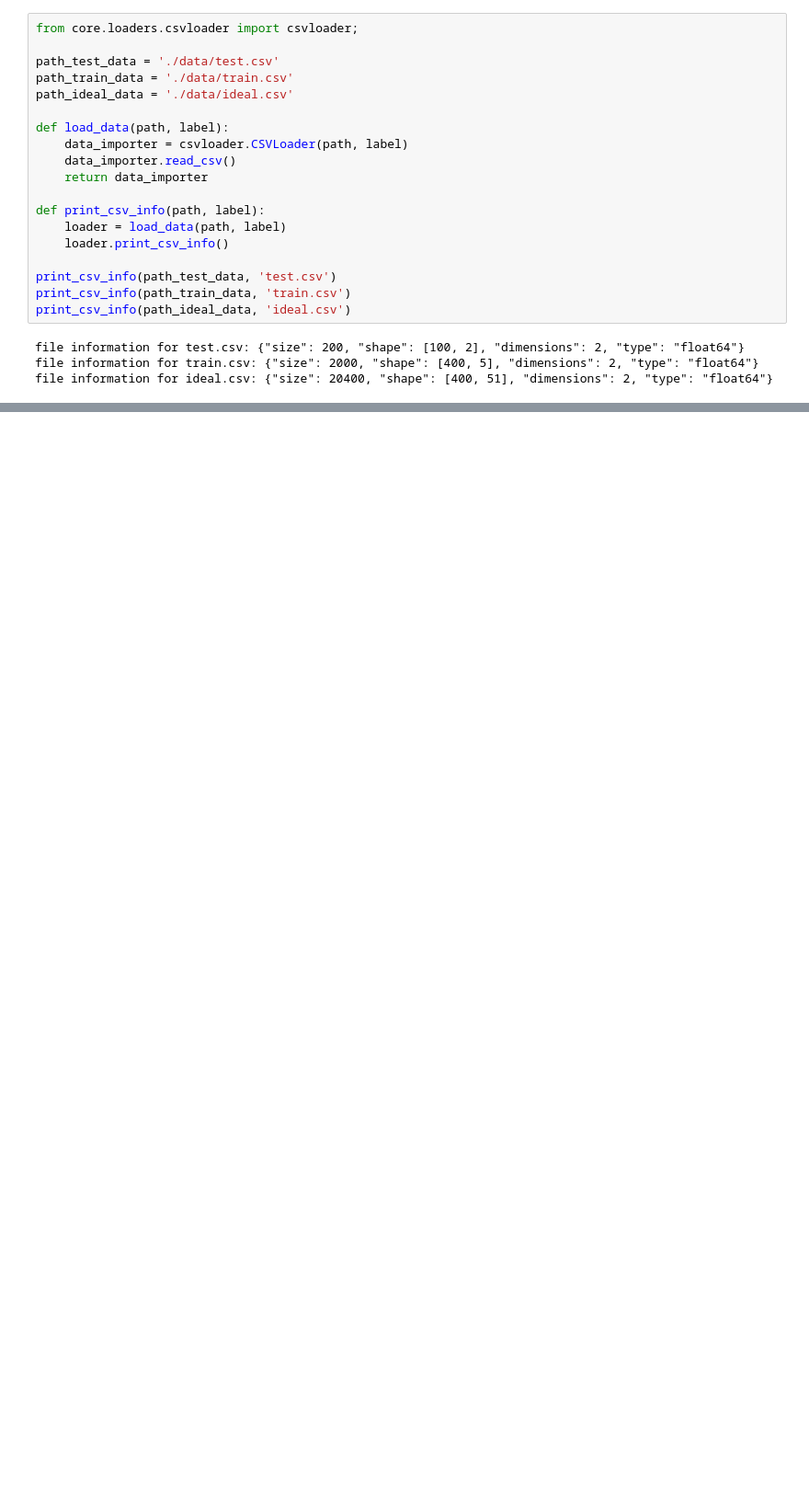
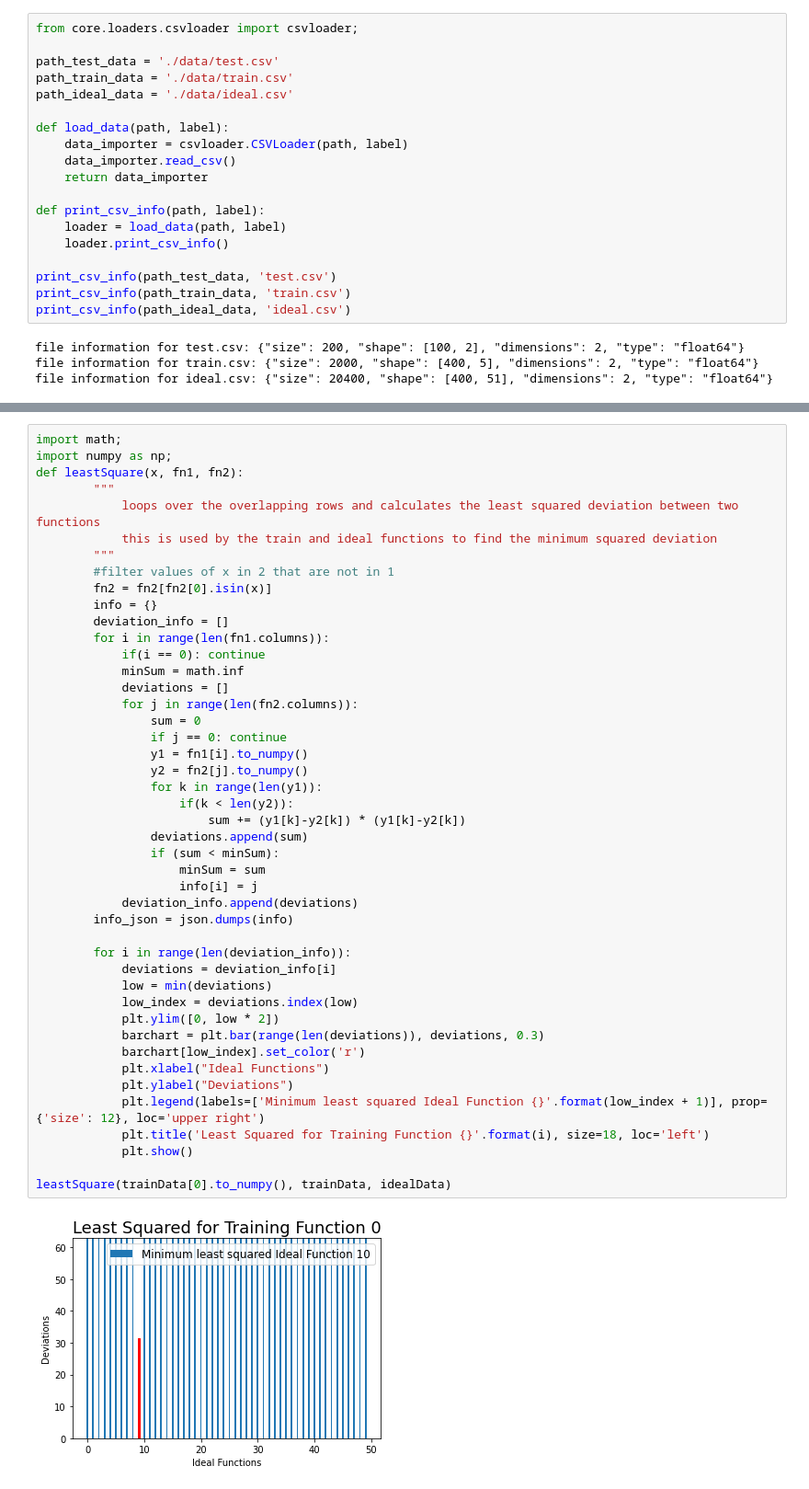
Before and after one commit to ivegotwings/IUBH_PYTHON_ASSIGNMENT, a Jupyter notebook: journal.ipynb, the cells around one changed output, grey strips where cells are left out. Shown at 92% size. Drawn from its saved outputs; the diff is of its cells as text; blank space fills up the shorter version.

```diff
--- a/journal.ipynb
+++ b/journal.ipynb
@@ -74,0 +180,47 @@ print(best_fit)
+# %%
+import math;
+import numpy as np;
+def leastSquare(x, fn1, fn2):
+        """
+            loops over the overlapping rows and calculates the least squared deviation between two functions
+            this is used by the train and ideal functions to find the minimum squared deviation
+        """
+        #filter values of x in 2 that are not in 1
+        fn2 = fn2[fn2[0].isin(x)]
+        info = {}
+        deviation_info = []
+        for i in range(len(fn1.columns)):
+            if(i == 0): continue
+            minSum = math.inf
+            deviations = []
+            for j in range(len(fn2.columns)):
+                sum = 0
+                if j == 0: continue
+                y1 = fn1[i].to_numpy()
+                y2 = fn2[j].to_numpy()
+                for k in range(len(y1)):
+                    if(k < len(y2)):
+                        sum += (y1[k]-y2[k]) * (y1[k]-y2[k])
+                deviations.append(sum)
+                if (sum < minSum):
+                    minSum = sum
+                    info[i] = j
+            deviation_info.append(deviations)
+        info_json = json.dumps(info)
+
+        for i in range(len(deviation_info)):
+            deviations = deviation_info[i]
+            low = min(deviations)
+            low_index = deviations.index(low)
+            plt.ylim([0, low * 2])
+            barchart = plt.bar(range(len(deviations)), deviations, 0.3)
+            barchart[low_index].set_color('r')
+            plt.xlabel("Ideal Functions")
+            plt.ylabel("Deviations")
+            plt.legend(labels=['Minimum least squared Ideal Function {}'.format(low_index + 1)], prop={'size': 12}, loc='upper right')
+            plt.title('Least Squared for Training Function {}'.format(i), size=18, loc='left')
+            plt.show()
+
+leastSquare(trainData[0].to_numpy(), trainData, idealData)
+# %% [output]
+[figure, added]
```
Also changed, not shown: parts of 24 cells of this notebook, 14 other files.
